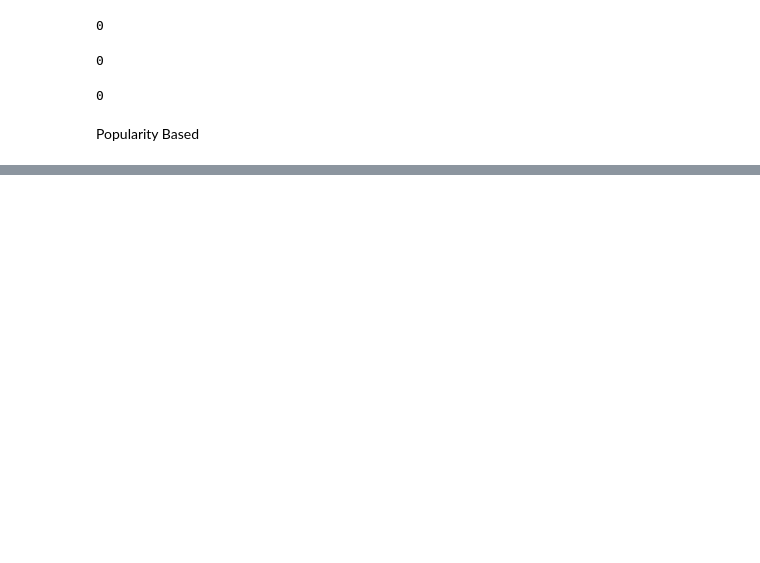
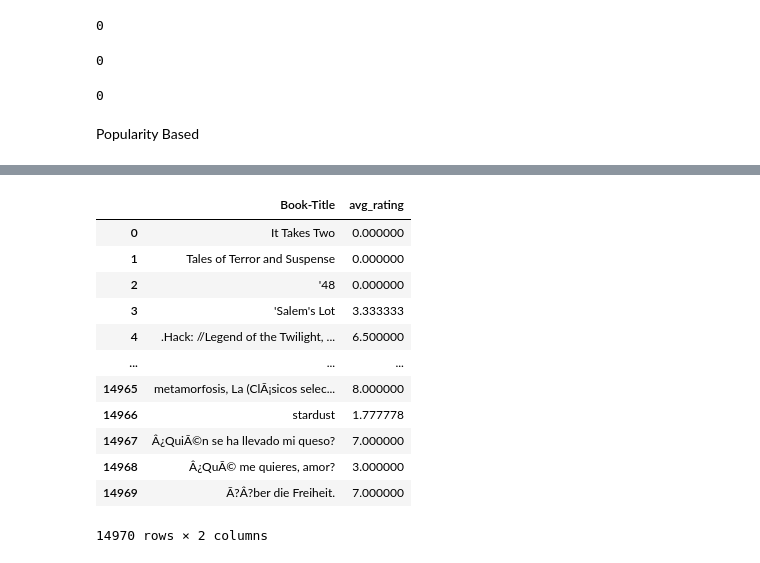
Before and after one commit to Eskaykaushik/100ML, a Jupyter notebook: main.ipynb, the cells around one changed output, grey strips where cells are left out. Saved outputs shown, nothing was run; the diff lists cells and outputs as text; code cells hidden in the pictures; blank space fills up the shorter version.

```diff
--- a/main.ipynb
+++ b/main.ipynb
@@ -220,2 +220,18 @@ ratings_with_name
 # %%
 avg_rating_df = ratings_with_name.groupby('Book-Title')['Book-Rating'].mean(numeric_only=True).reset_index()
+avg_rating_df.rename(columns={'Book-Rating':'avg_rating'},inplace=True)
+avg_rating_df
+# %% [output]
+|  | Book-Title | avg_rating |
+| 0 | It Takes Two | 0.000000 |
+| 1 | Tales of Terror and Suspense | 0.000000 |
+| 2 | '48 | 0.000000 |
+| 3 | 'Salem's Lot | 3.333333 |
+| 4 | .Hack: //Legend of the Twilight, ... | 6.500000 |
+| ... | ... | ... |
+| 14965 | metamorfosis, La (ClÃ¡sicos selec... | 8.000000 |
+| 14966 | stardust | 1.777778 |
+| 14967 | Â¿QuiÃ©n se ha llevado mi queso? | 7.000000 |
+| 14968 | Â¿QuÃ© me quieres, amor? | 3.000000 |
+| 14969 | Ã?Â?ber die Freiheit. | 7.000000 |
+14970 rows × 2 columns
```
Also changed, not shown: parts of 20 cells of this notebook.
